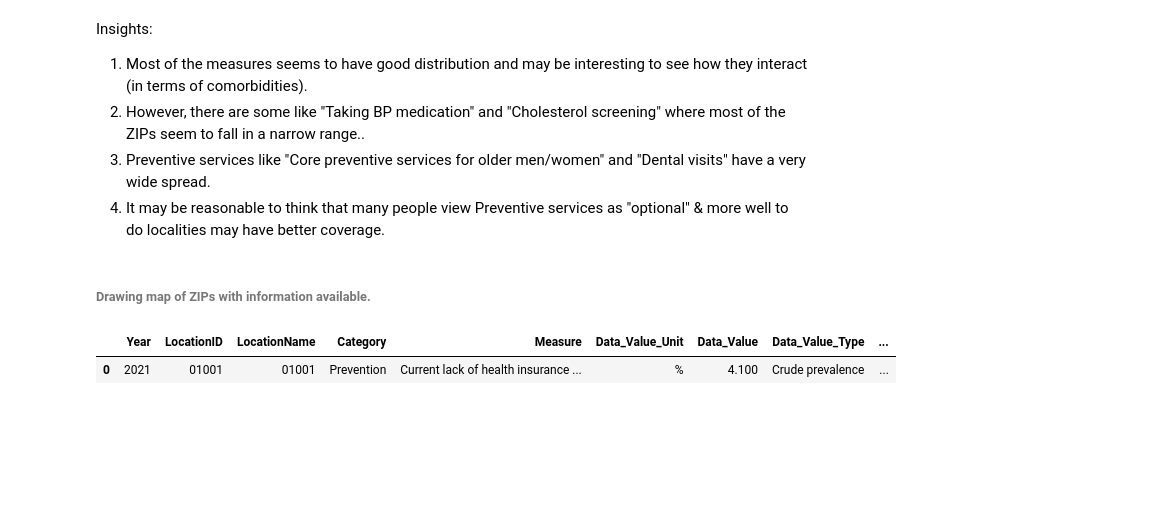
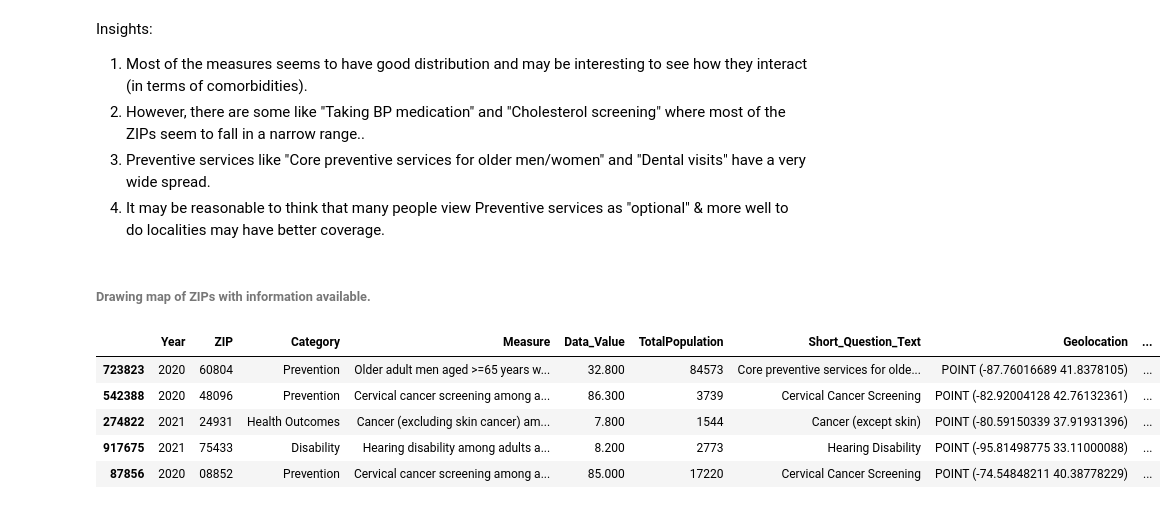
Before and after one commit to anuvrat-umich/siads_milestone1, a Jupyter notebook: src/exploratory_data_analysis.ipynb, the cells around one changed output. Drawn from its saved outputs; the diff is of its cells as text; code cells hidden in the pictures; blank space fills up the shorter version.

Commit message:
data

```diff
--- a/src/exploratory_data_analysis.ipynb
+++ b/src/exploratory_data_analysis.ipynb
@@ -404,8 +410,12 @@ Insights:
 </ol>
 # %% [markdown]
 ###### Drawing map of ZIPs with information available.
-# %%
-df_health_outcomes_edited.head(1)
-# %% [output]
-|  | Year | LocationID | LocationName | Category | Measure | Data_Value_Unit | Data_Value | Data_Value_Type | ... |
-| 0 | 2021 | 01001 | 01001 | Prevention | Current lack of health insurance ... | % | 4.100 | Crude prevalence | ... |
+# %%
+df_health_outcomes_edited.sample(5)
+# %% [output]
+|  | Year | ZIP | Category | Measure | Data_Value | TotalPopulation | Short_Question_Text | Geolocation | ... |
+| 723823 | 2020 | 60804 | Prevention | Older adult men aged >=65 years w... | 32.800 | 84573 | Core preventive services for olde... | POINT (-87.76016689 41.8378105) | ... |
+| 542388 | 2020 | 48096 | Prevention | Cervical cancer screening among a... | 86.300 | 3739 | Cervical Cancer Screening | POINT (-82.92004128 42.76132361) | ... |
+| 274822 | 2021 | 24931 | Health Outcomes | Cancer (excluding skin cancer) am... | 7.800 | 1544 | Cancer (except skin) | POINT (-80.59150339 37.91931396) | ... |
+| 917675 | 2021 | 75433 | Disability | Hearing disability among adults a... | 8.200 | 2773 | Hearing Disability | POINT (-95.81498775 33.11000088) | ... |
+| 87856 | 2020 | 08852 | Prevention | Cervical cancer screening among a... | 85.000 | 17220 | Cervical Cancer Screening | POINT (-74.54848211 40.38778229) | ... |
```
Also changed, not shown: parts of 3 cells of this notebook, 2 other files.
